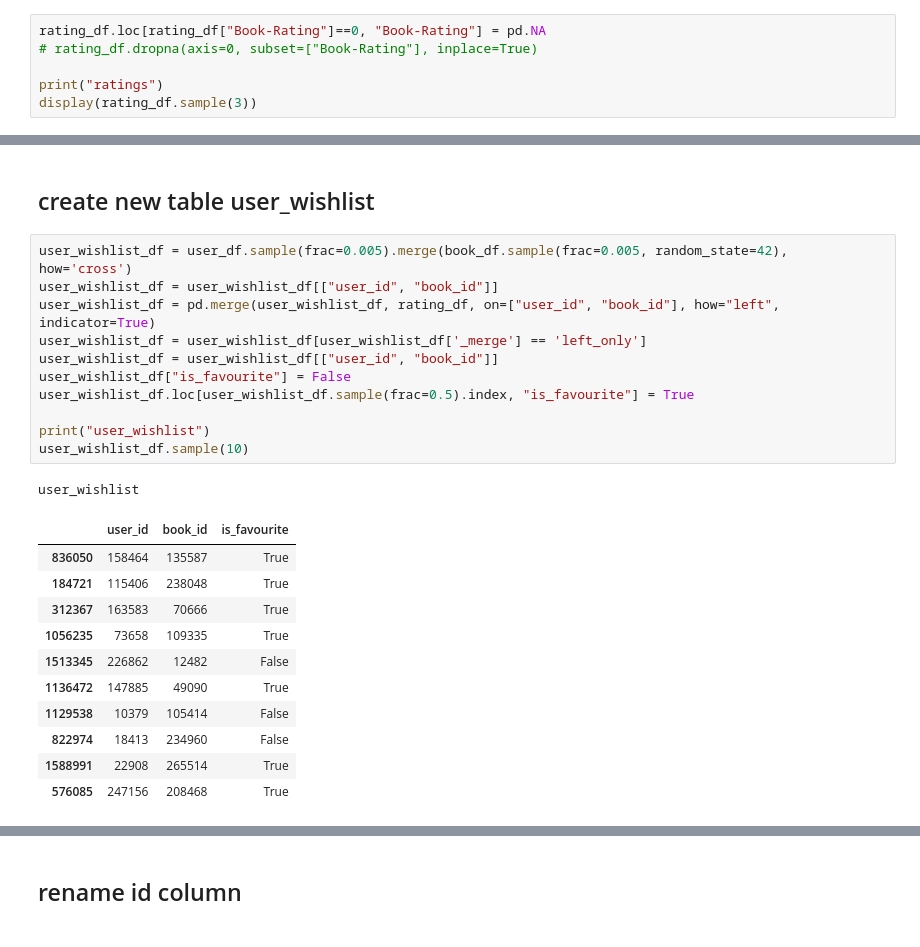
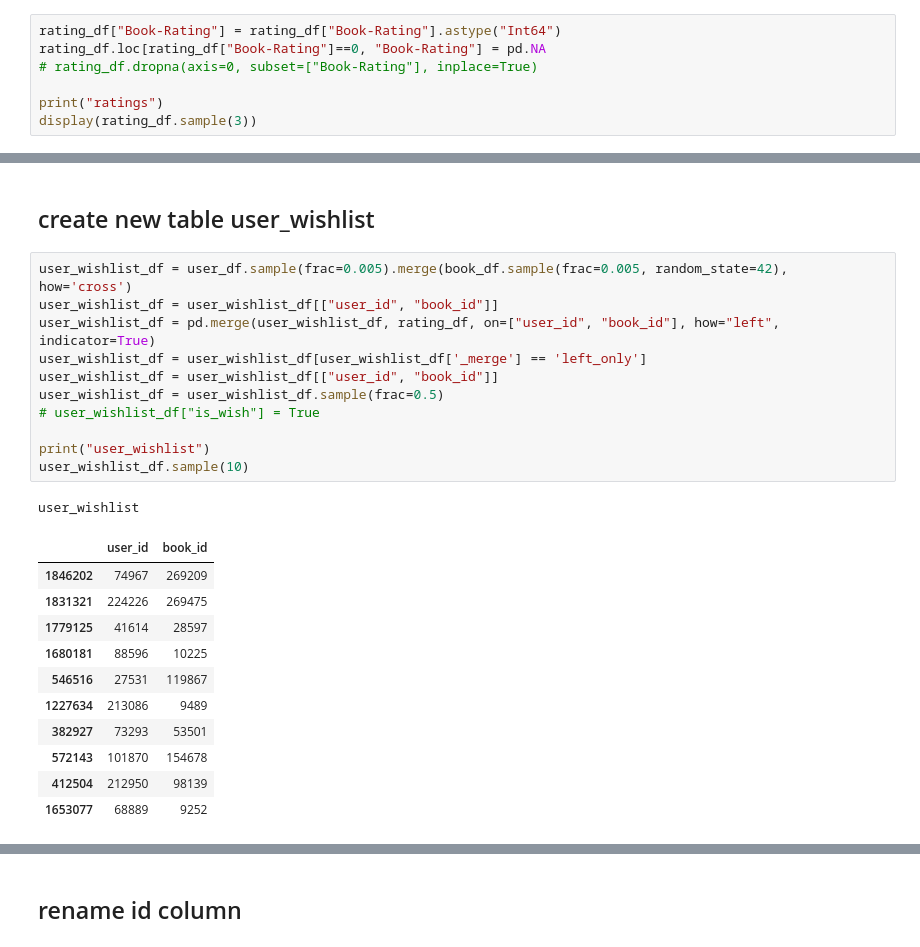
Before and after one commit to surjdev/SEAI_project, a Jupyter notebook: Others/AI_Pipeline/data_preparation.ipynb, the cells around one changed output, grey strips where cells are left out. Saved outputs shown, nothing was run; the diff lists cells and outputs as text.

```diff
--- a/Others/AI_Pipeline/data_preparation.ipynb
+++ b/Others/AI_Pipeline/data_preparation.ipynb
@@ -156,6 +156,7 @@ user_df.drop(columns="Age", inplace=True)
 # %% [markdown]
 ## replace the rating == 0 in to NaN in ratings table
 # %%
+rating_df["Book-Rating"] = rating_df["Book-Rating"].astype("Int64")
 rating_df.loc[rating_df["Book-Rating"]==0, "Book-Rating"] = pd.NA
 # rating_df.dropna(axis=0, subset=["Book-Rating"], inplace=True)
 
@@ -274,24 +275,24 @@ ratings
 # %%
 user_wishlist_df = user_df.sample(frac=0.005).merge(book_df.sample(frac=0.005, random_state=42), how='cross')
 user_wishlist_df = user_wishlist_df[["user_id", "book_id"]]
 user_wishlist_df = pd.merge(user_wishlist_df, rating_df, on=["user_id", "book_id"], how="left", indicator=True)
 user_wishlist_df = user_wishlist_df[user_wishlist_df['_merge'] == 'left_only']
 user_wishlist_df = user_wishlist_df[["user_id", "book_id"]]
-user_wishlist_df["is_favourite"] = False
-user_wishlist_df.loc[user_wishlist_df.sample(frac=0.5).index, "is_favourite"] = True
+user_wishlist_df = user_wishlist_df.sample(frac=0.5)
+# user_wishlist_df["is_wish"] = True
 
 print("user_wishlist")
 user_wishlist_df.sample(10)
 # %% [output]
 user_wishlist
-|  | user_id | book_id | is_favourite |
-| 836050 | 158464 | 135587 | True |
-| 184721 | 115406 | 238048 | True |
-| 312367 | 163583 | 70666 | True |
-| 1056235 | 73658 | 109335 | True |
-| 1513345 | 226862 | 12482 | False |
-| 1136472 | 147885 | 49090 | True |
-| 1129538 | 10379 | 105414 | False |
-| 822974 | 18413 | 234960 | False |
-| 1588991 | 22908 | 265514 | True |
-| 576085 | 247156 | 208468 | True |
+|  | user_id | book_id |
+| 1846202 | 74967 | 269209 |
+| 1831321 | 224226 | 269475 |
+| 1779125 | 41614 | 28597 |
+| 1680181 | 88596 | 10225 |
+| 546516 | 27531 | 119867 |
+| 1227634 | 213086 | 9489 |
+| 382927 | 73293 | 53501 |
+| 572143 | 101870 | 154678 |
+| 412504 | 212950 | 98139 |
+| 1653077 | 68889 | 9252 |
```
Also changed, not shown: parts of 7 cells of this notebook, 2 other files.
